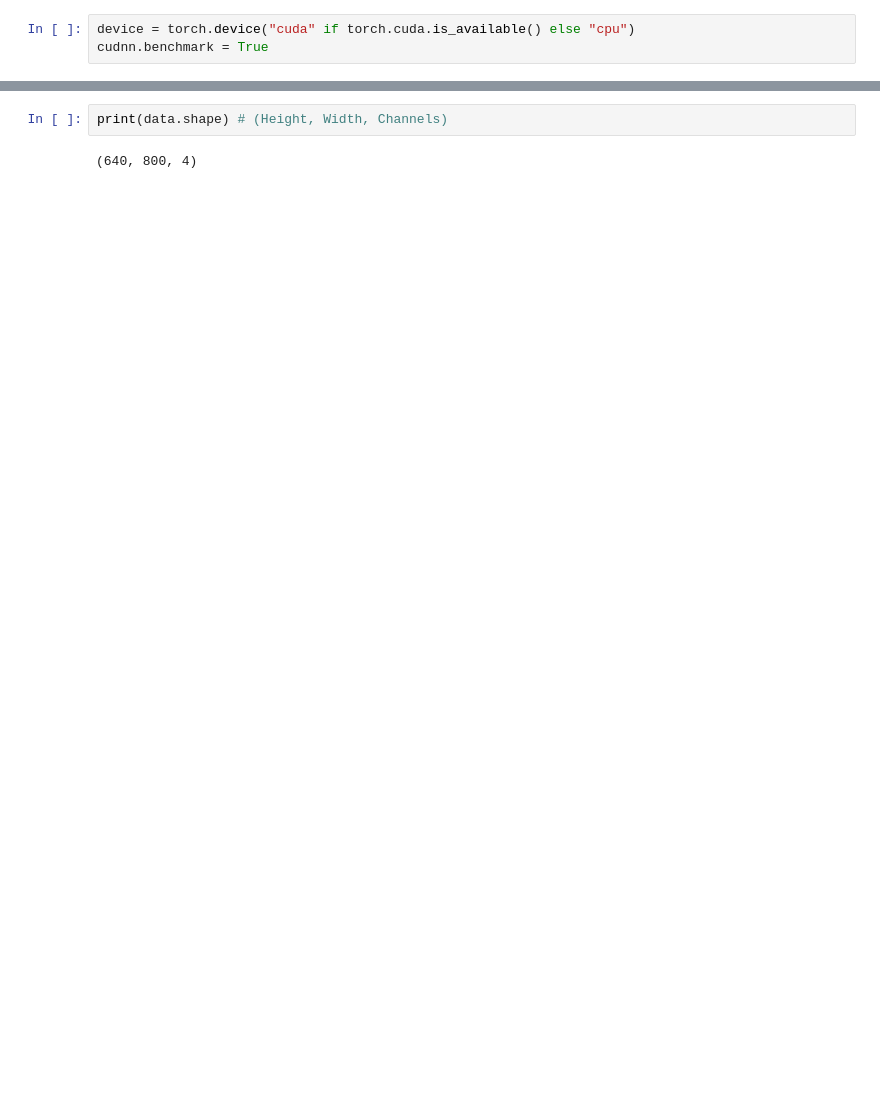
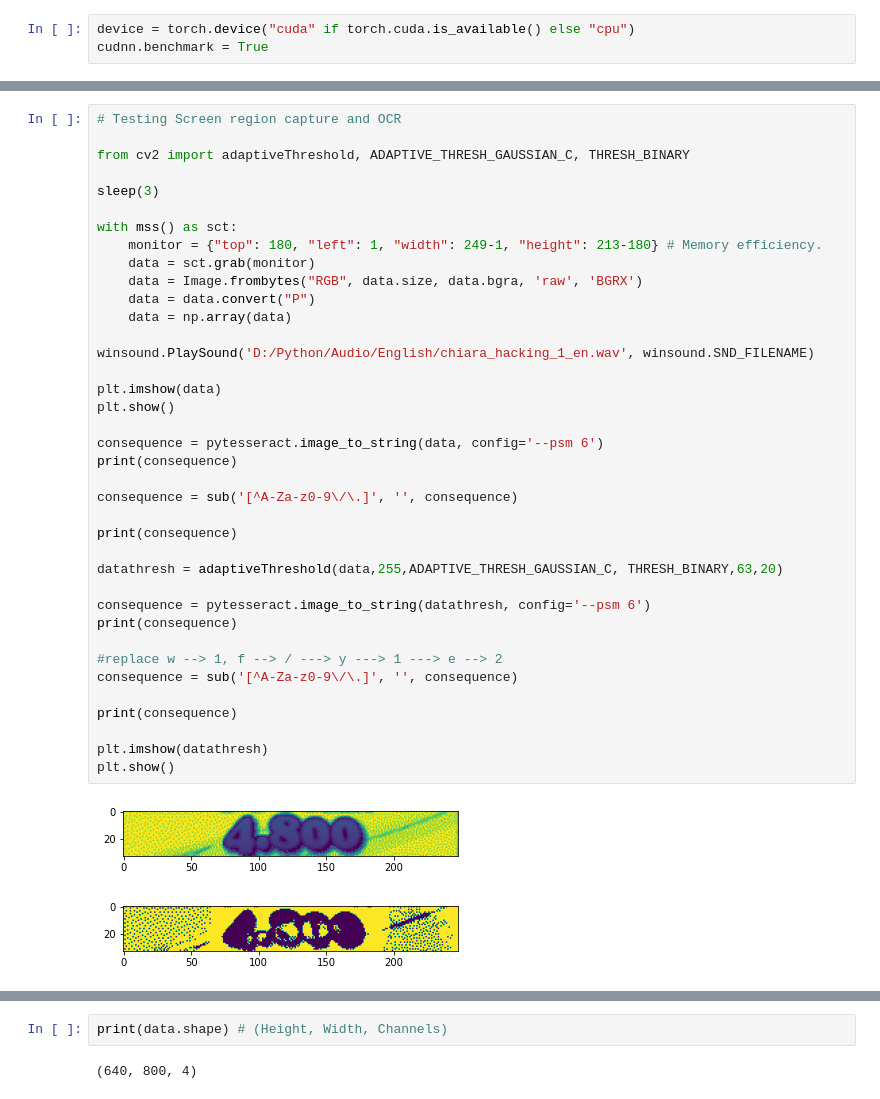
Before and after one commit to Martyn0324/Hakisa, a Jupyter notebook: Teste.ipynb, the cells around one changed output, grey strips where cells are left out. Drawn from its saved outputs; the diff is of its cells as text; blank space fills up the shorter version.

```diff
--- a/Teste.ipynb
+++ b/Teste.ipynb
@@ -29,0 +56,41 @@ with mss() as sct:
+# %%
+# Testing Screen region capture and OCR
+
+from cv2 import adaptiveThreshold, ADAPTIVE_THRESH_GAUSSIAN_C, THRESH_BINARY
+
+sleep(3)
+
+with mss() as sct:
+    monitor = {"top": 180, "left": 1, "width": 249-1, "height": 213-180} # Memory efficiency.
+    data = sct.grab(monitor)
+    data = Image.frombytes("RGB", data.size, data.bgra, 'raw', 'BGRX')
+    data = data.convert("P")
+    data = np.array(data)
+
+winsound.PlaySound('D:/Python/Audio/English/chiara_hacking_1_en.wav', winsound.SND_FILENAME)
+
+plt.imshow(data)
+plt.show()
+
+consequence = pytesseract.image_to_string(data, config='--psm 6')
+print(consequence)
+
+consequence = sub('[^A-Za-z0-9\/\.]', '', consequence)
+
+print(consequence)
+
+datathresh = adaptiveThreshold(data,255,ADAPTIVE_THRESH_GAUSSIAN_C, THRESH_BINARY,63,20)
+
+consequence = pytesseract.image_to_string(datathresh, config='--psm 6')
+print(consequence)
+
+#replace w --> 1, f --> / ---> y ---> 1 ---> e --> 2
+consequence = sub('[^A-Za-z0-9\/\.]', '', consequence)
+
+print(consequence)
+
+plt.imshow(datathresh)
+plt.show()
+# %% [output]
+[figure, added]
+[figure, added]
```
Also changed, not shown: parts of 88 cells of this notebook.
